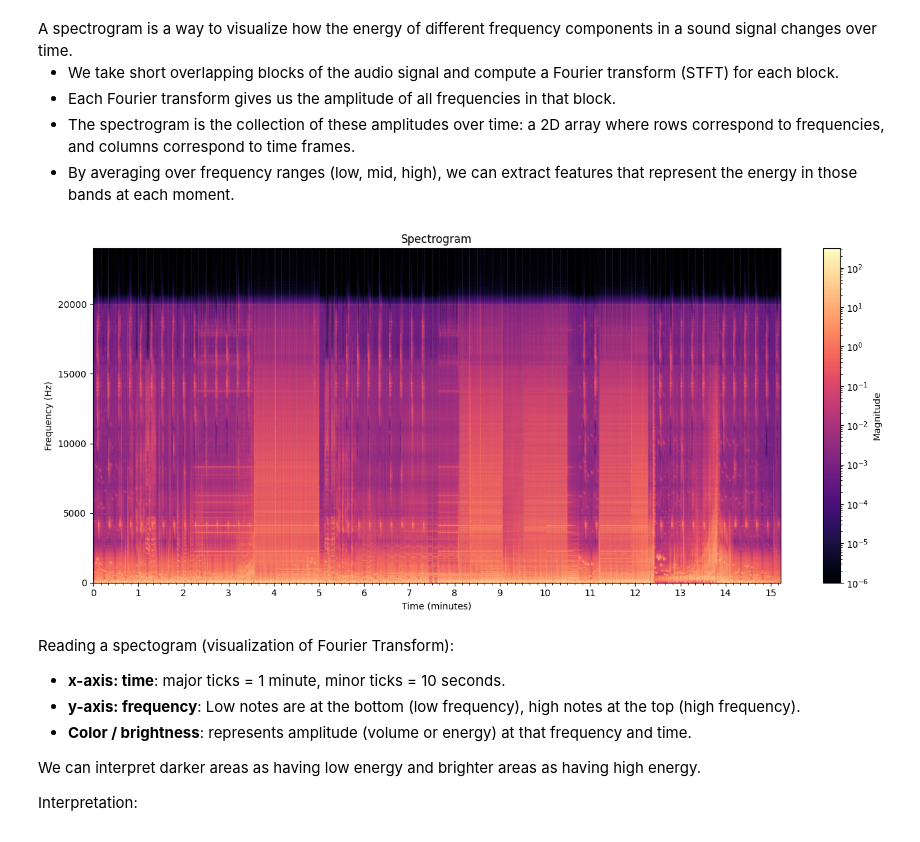
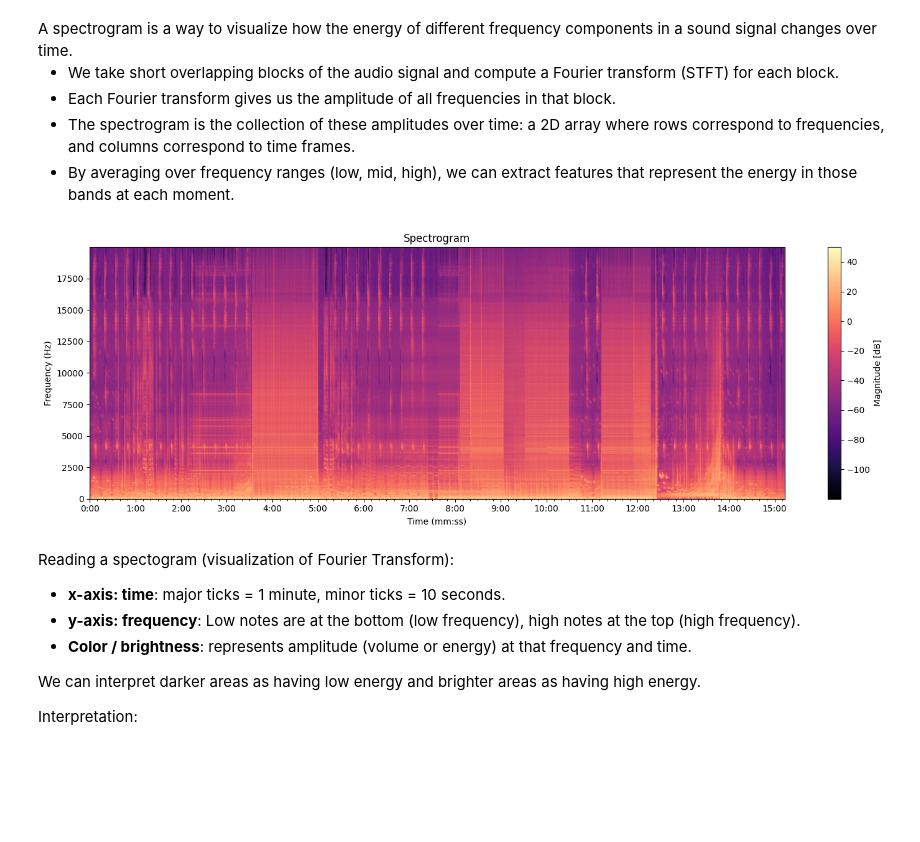
Before and after one commit to MilkaGruber/Sinestezija-fraktalov-in-elektronske-glasbe, a Jupyter notebook: music_analysis.ipynb, the cells around one changed output. Cells and saved outputs as stored; diff of their text form; code cells hidden in the pictures; blank space fills up the shorter version.

```diff
--- a/music_analysis.ipynb
+++ b/music_analysis.ipynb
@@ -8,8 +12,12 @@ import os
 
 %matplotlib inline
 
-from fractal_julia import AudioAnalyzer
+# Enable autoreload of imported modules
+%load_ext autoreload
+%autoreload 2
 
-audio_file = "music\TheMysteryoftheYetiPart2_track3.wav"
-# track available at: https://we.tl/t-CHtcx9MxU4
+from main_julia import AudioAnalyzer
+from main_julia import TRACK_PRESETS
+
+audio_file = "music/TheMysteryoftheYetiPart2_track3.wav"
 analyzer = AudioAnalyzer(audio_file)
@@ -93,44 +133,41 @@ frequency components in a sound signal changes over time.
 - By averaging over frequency ranges (low, mid, high), we can extract features
   that represent the energy in those bands at each moment.
 # %%
-import matplotlib.pyplot as plt
-from matplotlib.ticker import MultipleLocator
-import numpy as np
-from matplotlib.colors import LogNorm
+from matplotlib.ticker import MultipleLocator, FuncFormatter
 
-def plot_spectrogram(analyzer):
+def plot_spectrogram(analyzer, max_freq=20000):
+    freqs = analyzer.freqs
     spec = analyzer.spec
-    freqs = analyzer.freqs
-    times_sec = np.arange(spec.shape[1]) * analyzer.hop / analyzer.sr
-    times_min = times_sec / 60.0  # convert to minutes
+    idx_max = np.searchsorted(freqs, max_freq)
 
-    fig, ax = plt.subplots(figsize=(14, 6))
+    fig, ax = plt.subplots(figsize=(15, 5))
 
-    # plot log-scaled amplitude for better visibility
     im = ax.imshow(
-        spec,
+        20 * np.log10(spec[:idx_max, :] + 1e-6),
         origin='lower',
         aspect='auto',
-        extent=[times_min[0], times_min[-1], freqs[0], freqs[-1]],
-        norm=LogNorm(vmin=1e-6, vmax=spec.max()),
+        extent=[0, analyzer.duration, freqs[0], freqs[idx_max - 1]],
         cmap='magma'
     )
 
-    ax.set_xlabel('Time (minutes)')
-    ax.set_ylabel('Frequency (Hz)')
-    ax.set_title('Spectrogram')
+    fig.colorbar(im, ax=ax, label="Magnitude [dB]")
 
-    ax.xaxis.set_major_locator(MultipleLocator(1))
-    ax.xaxis.set_minor_locator(MultipleLocator(1/6))
+    ax.xaxis.set_major_locator(MultipleLocator(60))   # 1 minute
+    ax.xaxis.set_minor_locator(MultipleLocator(10))   # 10 seconds
+    ax.xaxis.set_major_formatter(FuncFormatter(mmss))
 
-    fig.colorbar(im, ax=ax, label='Magnitude')
-    ax.grid(which='both', color='gray', alpha=0.3, linestyle='--', linewidth=0.5)
+    ax.set_xlabel("Time (mm:ss)")
+    ax.set_ylabel("Frequency (Hz)")
+    ax.set_title("Spectrogram")
+
+    ax.grid(False)
+
     plt.tight_layout()
     plt.show()
 
 plot_spectrogram(analyzer)
 # %% [output]
-[figure, old version]
+[figure, new version]
 # %% [markdown]
 Reading a spectogram (visualization of Fourier Transform):
 - **x-axis: time**: major ticks = 1 minute, minor ticks = 10 seconds.
```
Also changed, not shown: parts of 16 cells of this notebook.
